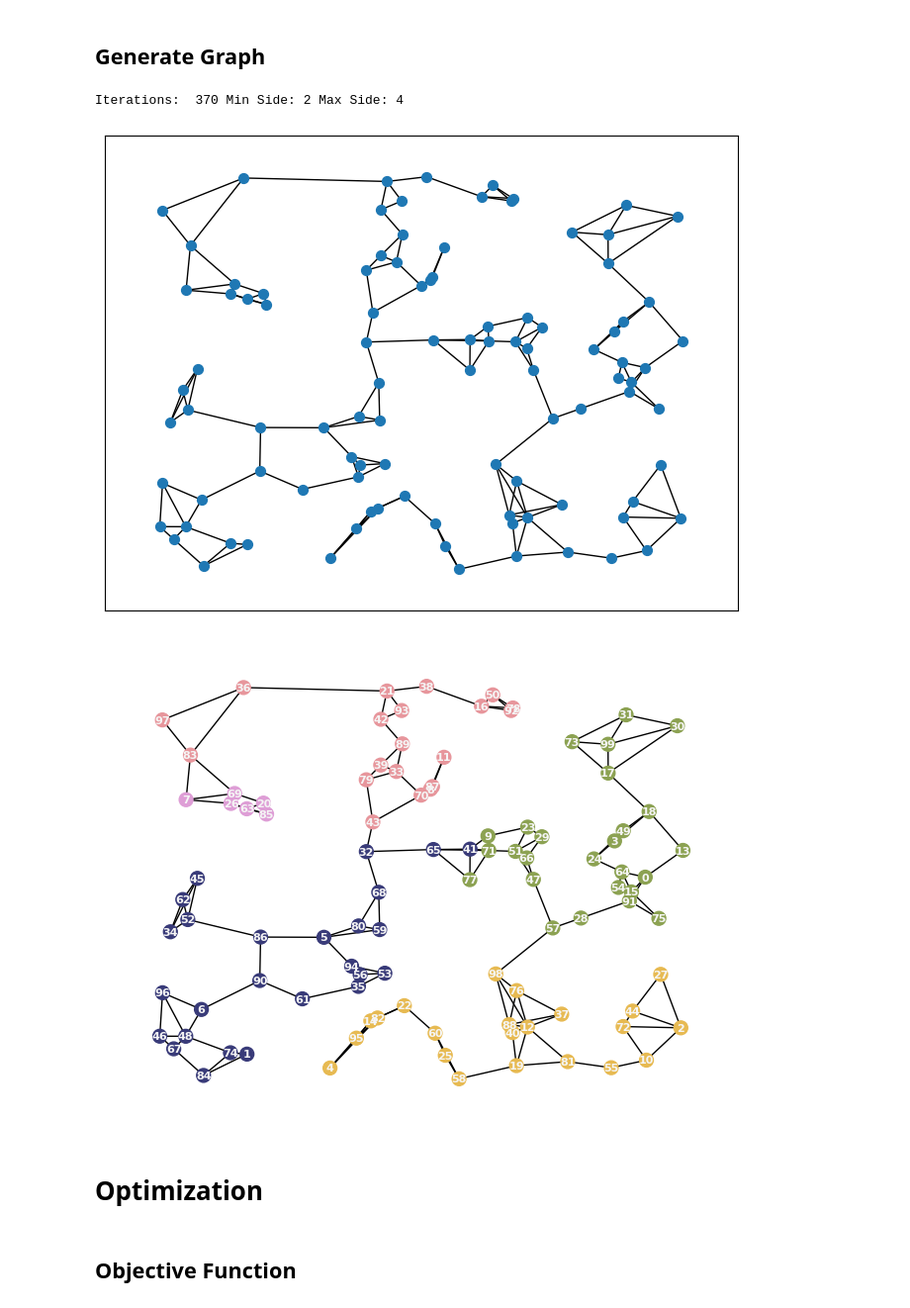
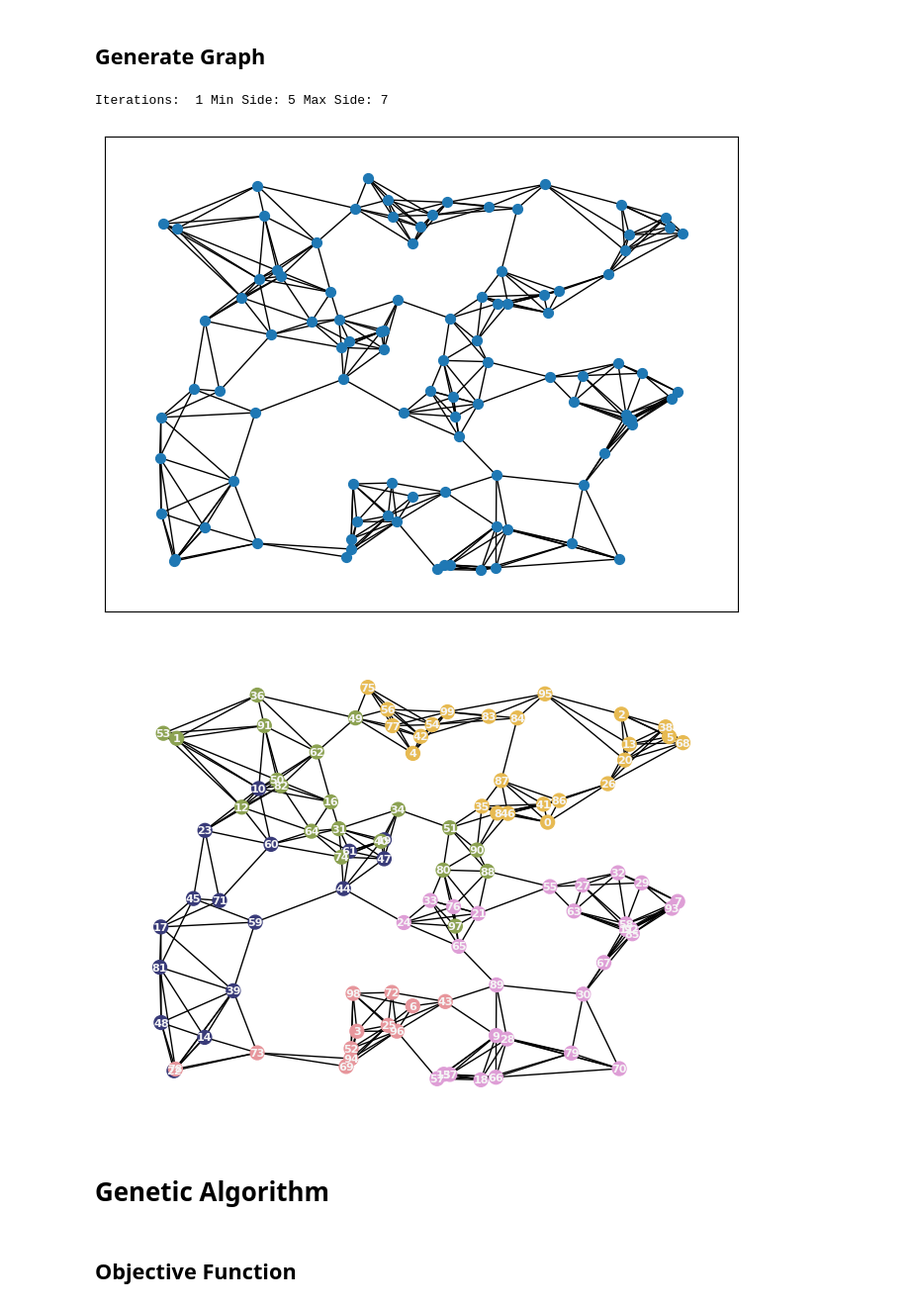
Before and after one commit to FelixFern/Graph-Partitioning-Optimization, a Jupyter notebook: Graph Partitioning.ipynb, the cells around one changed output. Shown at 99% size. Saved outputs shown, nothing was run; the diff lists cells and outputs as text; code cells hidden in the pictures.

```diff
--- a/Graph Partitioning.ipynb
+++ b/Graph Partitioning.ipynb
@@ -212,16 +307,16 @@ interval = [-30, 30]
 graph = generate_rand_points(Graph(), n_points, interval)
 points_x, points_y = graph.get_points_coords()
 # %%
-weight = graph.calculate_weight(1, 2)
+weight = graph.calculate_weight(5, 7)
 pos = {i: (graph.get_points()[i].get("x"), graph.get_points()[i].get("y")) for i in graph.get_points()}
 
 G = nx.Graph(np.array(weight))
 nx.draw(G, node_size=50, pos=pos)
 plt.axis("on")
 plt.show()
 # %% [output]
-Iterations:  370 Min Side: 2 Max Side: 4
+Iterations:  1 Min Side: 5 Max Side: 7
-[figure, old version]
+[figure, new version]
 # %%
 def random_connected_partitions(graph, adjacency_matrix, num_partitions):
     G = nx.Graph(np.array(adjacency_matrix))
@@ -303,9 +398,9 @@ nx.draw_networkx_labels(G, pos=label_pos, labels=labels, font_size=8, font_color
 
 plt.show()
 # %% [output]
-[figure, old version]
+[figure, new version]
-# %% [markdown]
-# Optimization
+# %% [markdown]
+# Genetic Algorithm
 # %% [markdown]
 ## Objective Function
 # %%
```
Also changed, not shown: parts of 10 cells of this notebook.
